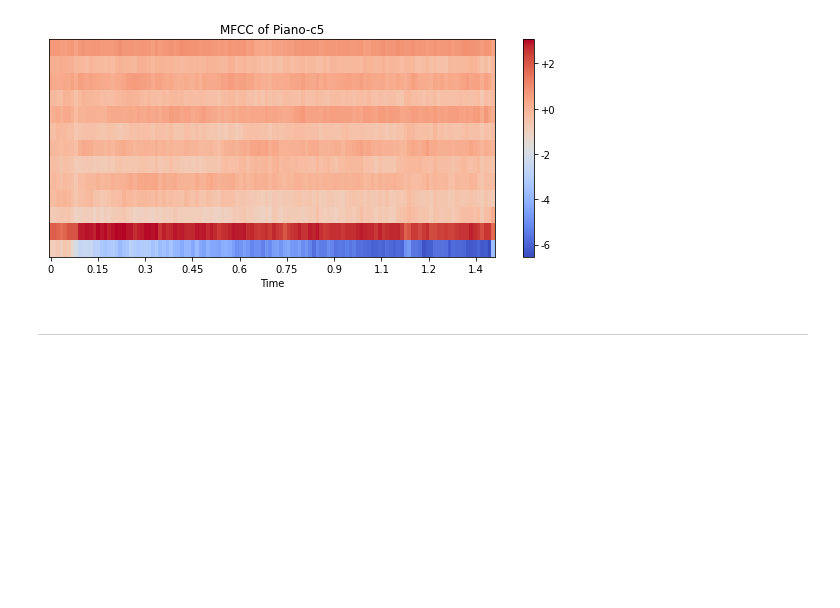
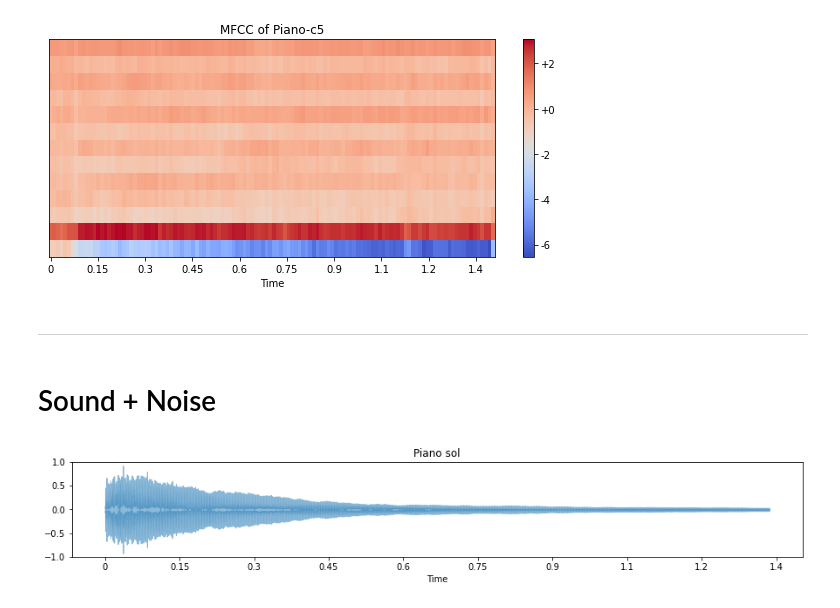
Before and after one commit to ch77ancreant/audio-features-from-scratch, a Jupyter notebook: main.ipynb, the cells around one changed output. Cells and saved outputs as stored; diff of their text form; code cells hidden in the pictures; blank space fills up the shorter version.

```diff
--- a/main.ipynb
+++ b/main.ipynb
@@ -428,3 +428,14 @@ plot_mfcc(mfcc_c5, sr, HOP_LENGTH, 'Piano-c5')
 [figure]
 # %% [markdown]
 ---
+# %% [markdown]
+# Sound + Noise
+# %%
+piano_sol, sr = load("piano_sol.wav") # sr=22050
+plt.figure(figsize=(15, 2))
+librosa.display.waveshow(piano_sol, alpha=0.5)
+plt.title("Piano sol")
+plt.ylim((-1, 1))
+plt.show()
+# %% [output]
+[figure, added]
```
Also changed, not shown: parts of 7 cells of this notebook.
